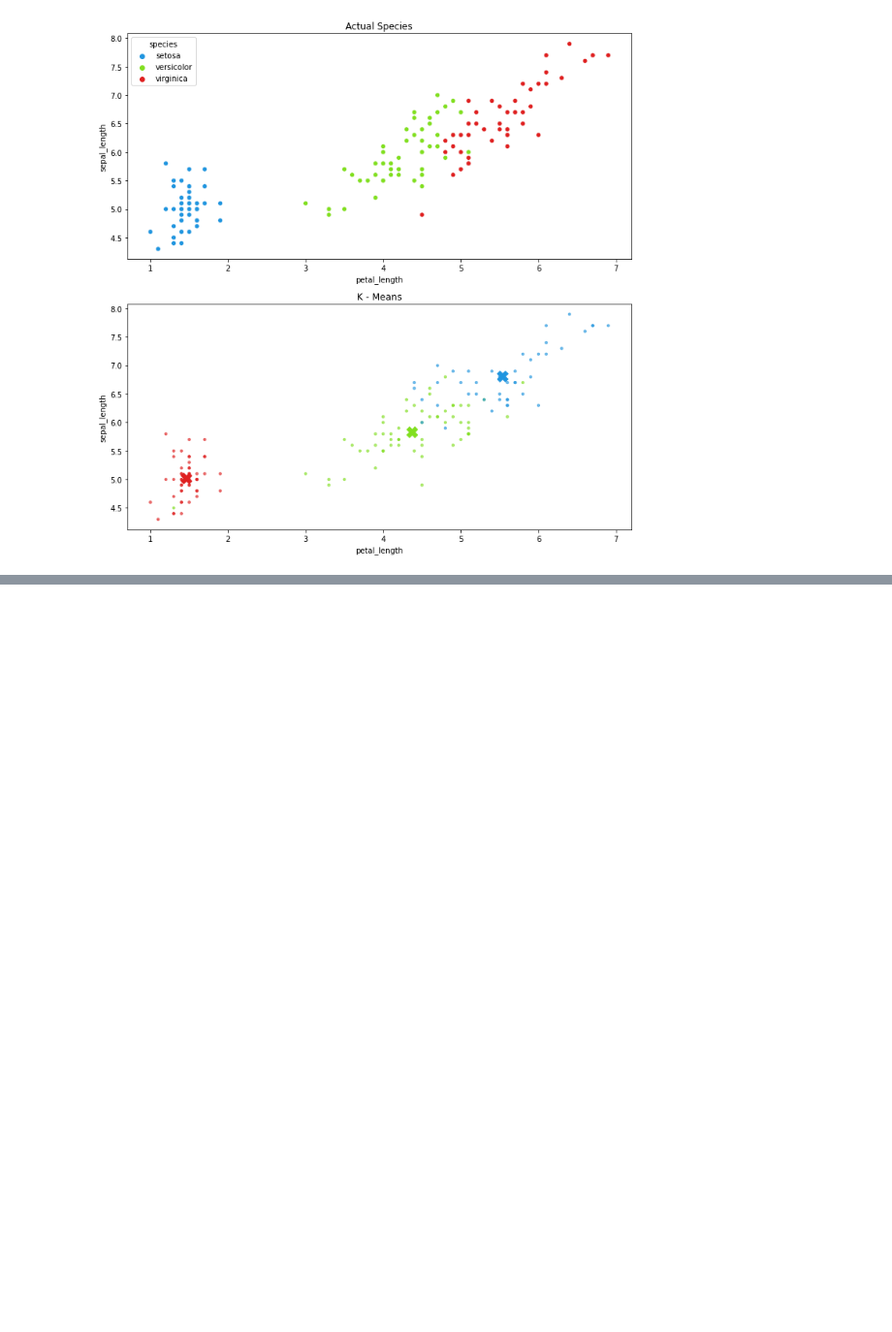
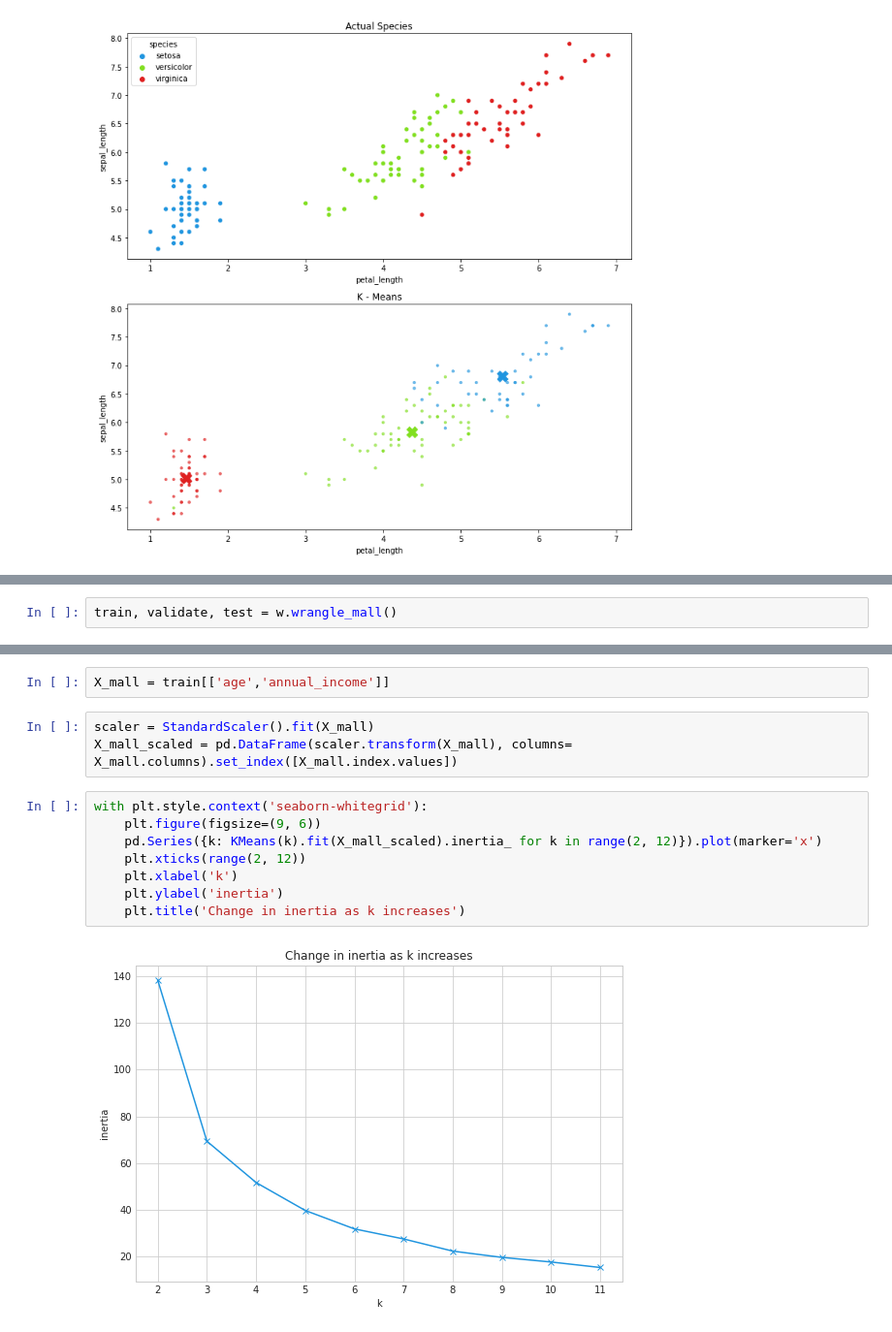
Before and after one commit to mdalton87/clustering-exercises, a Jupyter notebook: modeling.ipynb, the cells around one changed output, grey strips where cells are left out. Shown at 97% size. Drawn from its saved outputs; the diff is of its cells as text; blank space fills up the shorter version.

```diff
--- a/modeling.ipynb
+++ b/modeling.ipynb
@@ -86,0 +137,2 @@ v.viz_iris(iris, kmeans)
+# %%
+train, validate, test = w.wrangle_mall()
@@ -86,0 +152,15 @@ v.viz_iris(iris, kmeans)
+# %%
+X_mall = train[['age','annual_income']]
+# %%
+scaler = StandardScaler().fit(X_mall)
+X_mall_scaled = pd.DataFrame(scaler.transform(X_mall), columns= X_mall.columns).set_index([X_mall.index.values])
+# %%
+with plt.style.context('seaborn-whitegrid'):
+    plt.figure(figsize=(9, 6))
+    pd.Series({k: KMeans(k).fit(X_mall_scaled).inertia_ for k in range(2, 12)}).plot(marker='x')
+    plt.xticks(range(2, 12))
+    plt.xlabel('k')
+    plt.ylabel('inertia')
+    plt.title('Change in inertia as k increases')
+# %% [output]
+[figure, added]
```
Also changed, not shown: parts of 28 cells of this notebook, 4 other files.
